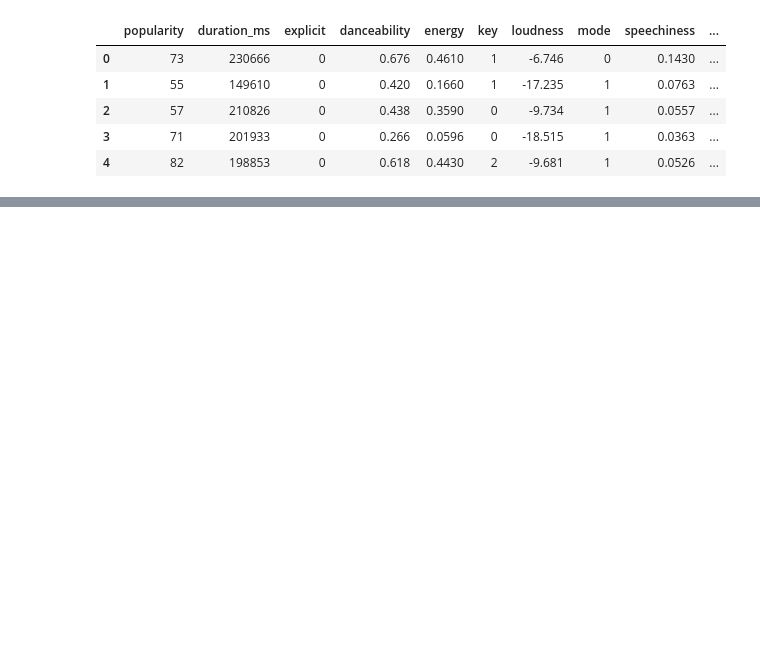
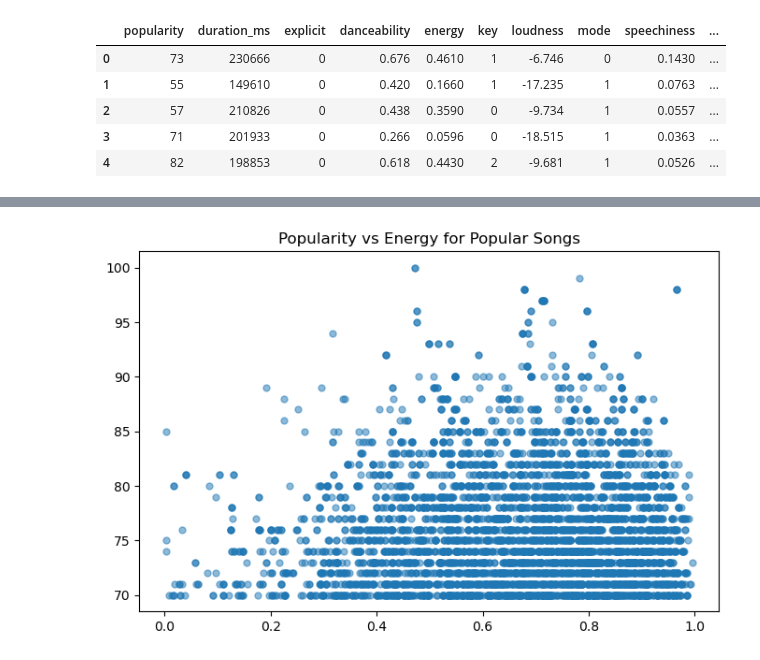
Before and after one commit to avajts/pic16b_project, a Jupyter notebook: DataAnalysis.ipynb, the cells around one changed output, grey strips where cells are left out. Drawn from its saved outputs; the diff is of its cells as text; code cells hidden in the pictures; blank space fills up the shorter version.

Commit message:
Added plot for EDA

```diff
--- a/DataAnalysis.ipynb
+++ b/DataAnalysis.ipynb
@@ -37,3 +50,6 @@ Path to dataset files: C:\Users\avajt\.cache\kagglehub\datasets\maharshipandya\-
+# %%
+#Alternate cont., ignore
+df = pd.read_csv('dataset.csv')
 # %%
 df.info()
 # %% [output]
@@ -131,0 +151,3 @@ fig.show()
+# %%
+popular = df[df["popularity"] >= 70]
+popular.head()
@@ -131,0 +161,8 @@ fig.show()
+# %%
+from matplotlib import pyplot as plt
+fig, ax = plt.subplots(1, figsize = (8, 5))
+ax.scatter(popular["energy"], popular["popularity"], alpha = 0.5, s = 25)
+plt.title("Popularity vs Energy for Popular Songs")
+plt.show()
+# %% [output]
+[figure, added]
```
Also changed, not shown: parts of 7 cells of this notebook.
